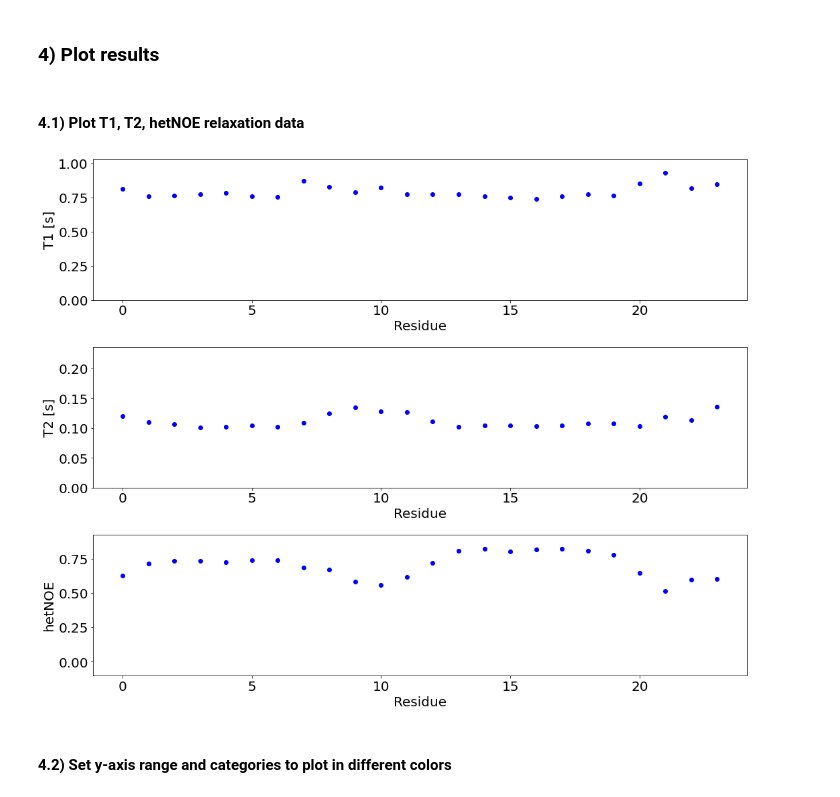
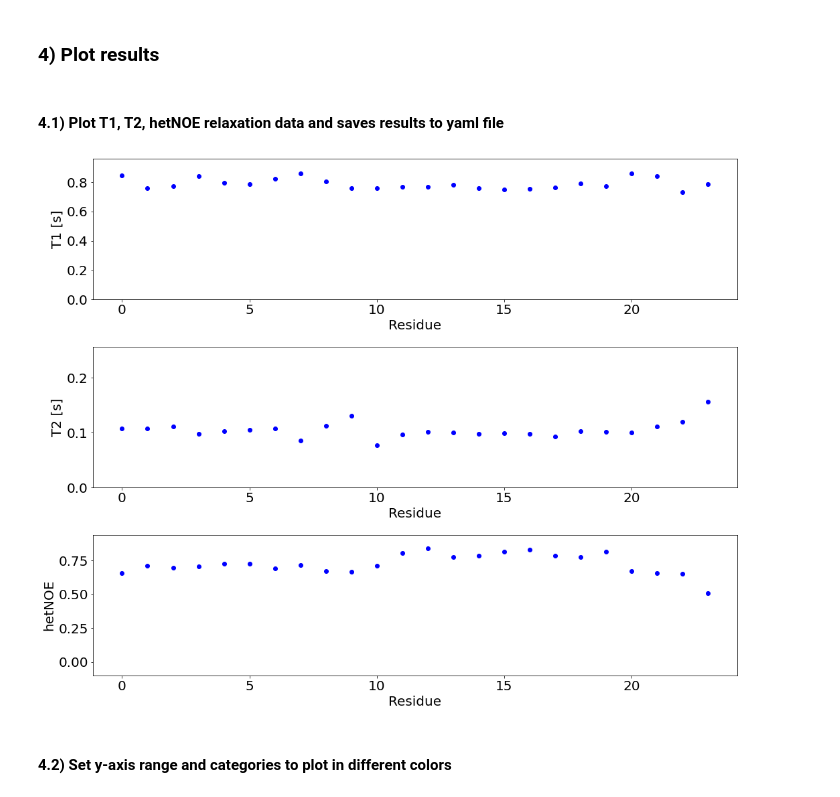
Before and after one commit to nencini/NMR_FF_tools, a Jupyter notebook: relaxation_times/RelaxationTimes.ipynb, the cells around one changed output. Cells and saved outputs as stored; diff of their text form; code cells hidden in the pictures.

Commit message:
add correlation function partr into the script, make better way of saving the data

```diff
--- a/relaxation_times/RelaxationTimes.ipynb
+++ b/relaxation_times/RelaxationTimes.ipynb
@@ -52,12 +114,13 @@ nuclei="15N" #nuclei to calculate: 2H-deutherium; 13C - carbon; 15N - nitrogen
 # %% [markdown]
 <h4>3.2) Set paths and names</h4>
 # %%
-
-folder_path="/home/nenciric/Documents/git/CorysPeptides/figure_time_scales_protein/93_hMff_50SDS_micelle_310K_CHARMM_lastframe_FromSofia_SDS_Protein_SOD_solvated_OPC_local_run_20ps_mahti_370ns_mahti_360ns_mahti_2940ns_no_solvent/"
+#folder_path="/home/nenciric/Documents/git/CorysPeptides/figure_time_scales_protein/93_hMff_50SDS_micelle_310K_CHARMM_lastframe_FromSofia_SDS_Protein_SOD_solvated_OPC_local_run_20ps_mahti_370ns_mahti_360ns_mahti_2940ns_no_solvent/"
+folder_path="corr_func_non-Water_hMff_micelle_45SDS_CHARMM_310K_Na_Neut_OPC_replica3_0_0_N_HN/"
 output_path="/home/nenciric/Documents/git/NMR_FF_tools/relaxation_times/testing_output/"
-output_name="hMff_50SDS"
+output_name="hMff_45SDS"
 #output_name=output_path+output_name
 author_name="Ricky Nencini"
+yaml_output=output_path+output_name+".yaml"
 # %% [markdown]
 <h4>3.3) Perform the calculations </h4>
 # %%
@@ -84,11 +147,11 @@ T1: 0.7723943685923849 T2: 0.1013545543659318 NOE: 0.7322652674965999
 # %% [markdown]
 <h3>4) Plot results</h3>
 # %% [markdown]
-<h4>4.1) Plot T1, T2, hetNOE relaxation data</h4>
+<h4>4.1) Plot T1, T2, hetNOE relaxation data and saves results to yaml file</h4>
 # %%
-rt.plot_T1_T2_noe(aminoAcids)
+rt.plot_T1_T2_noe(aminoAcids,yaml_output)
 # %% [output]
-[figure, old version]
+[figure, new version]
 # %% [markdown]
 <h4>4.2) Set y-axis range and categories to plot in different colors</h4>
 # %%
```
Also changed, not shown: parts of 7 cells of this notebook, 4 other files.
